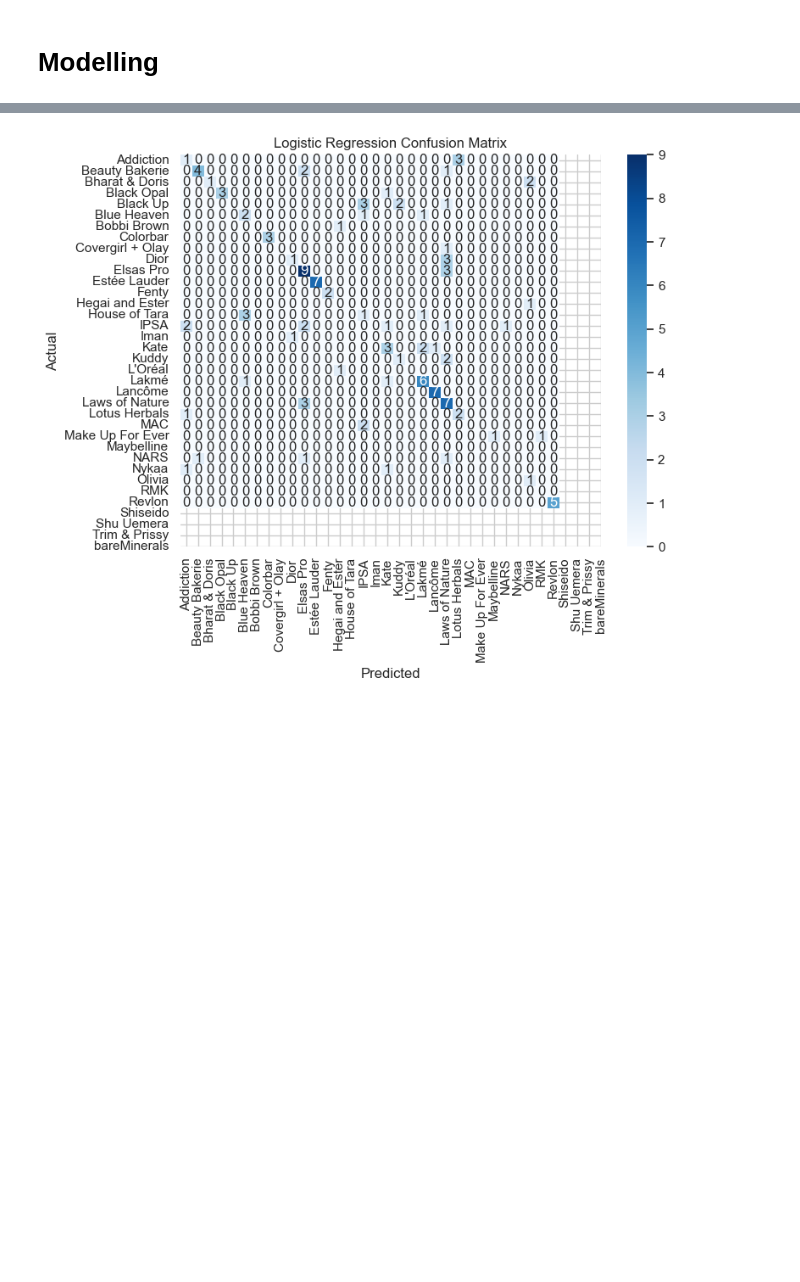
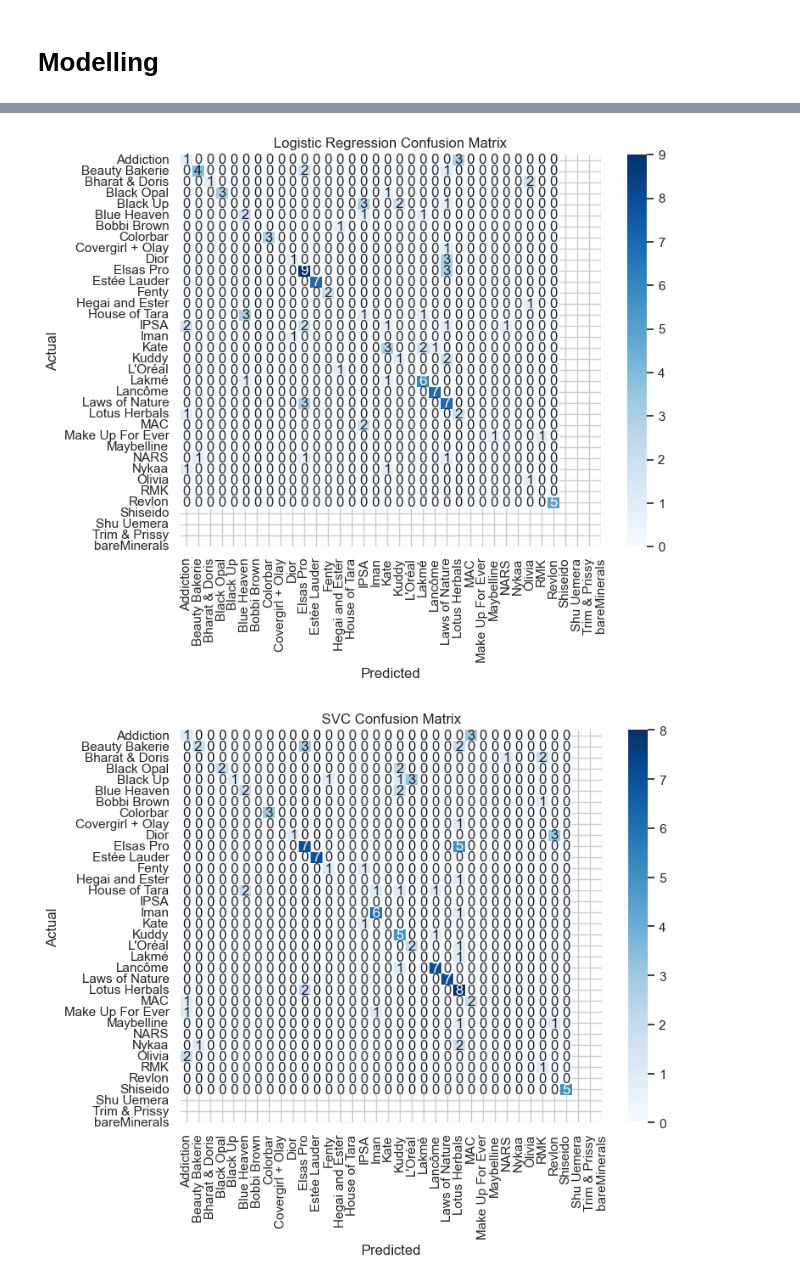
Before and after one commit to SleeNdlela/Makeup-Shades-Analysis, a Jupyter notebook: Make Up Analysis Notebook.ipynb, the cells around one changed output, grey strips where cells are left out. Saved outputs shown, nothing was run; the diff lists cells and outputs as text; code cells hidden in the pictures; blank space fills up the shorter version.

```diff
--- a/Make Up Analysis Notebook.ipynb
+++ b/Make Up Analysis Notebook.ipynb
@@ -329,64 +393,71 @@ from sklearn.model_selection import train_test_split
 from sklearn.preprocessing import LabelEncoder, StandardScaler
 from sklearn.linear_model import LogisticRegression
 from sklearn.ensemble import RandomForestClassifier
+from sklearn.tree import DecisionTreeClassifier
+
 from sklearn.svm import SVC
 from sklearn.metrics import accuracy_score, classification_report, confusion_matrix
 import matplotlib.pyplot as plt
 import seaborn as sns
 
-# Handle missing values (if applicable)
+# Handling missing values
 makeup_data.fillna(makeup_data.select_dtypes(include=['number']).mean(), inplace=True)
 
-# Encode categorical variables
+# Encoding categorical variables
 categorical_columns = makeup_data.select_dtypes(include=['object']).columns
 
-# Handle missing values in categorical columns (if any)
+# Handling missing values in categorical columns
 for col in categorical_columns:
-    makeup_data[col] = makeup_data[col].fillna('Unknown')  # Filling missing values with 'Unknown'
+    makeup_data[col] = makeup_data[col].fillna('Unknown')
 
-# Initialize the label encoder for features (not target column 'brand')
+# Initialising the label encoder for features (not target column 'brand')
 label_encoders = {}
 for col in categorical_columns:
-    if col != 'brand':  # Ensure not to encode the target column 'brand'
+    if col != 'brand':
         le = LabelEncoder()
         makeup_data[col] = le.fit_transform(makeup_data[col])
-        label_encoders[col] = le  # Save encoder for inverse transformation if needed
+        label_encoders[col] = le
 
 # --------------------------
-# Encode the target variable 'brand' separately
-brand_encoder = LabelEncoder()  # Initialize label encoder for the 'brand' column
-y = brand_encoder.fit_transform(makeup_data['brand'])  # Encode the target 'brand'
+# Encoding the target variable 'brand' separately
+brand_encoder = LabelEncoder()
+y = brand_encoder.fit_transform(makeup_data['brand'])
 
 # --------------------------
 # Splitting data into features (X) and target (y)
 X = makeup_data.drop(columns=['brand'])  # Features (excluding 'brand')
 # y is already set as the encoded target (brand)
 
-# Standardize features
+# Standardising features
 scaler = StandardScaler()
 X_scaled = scaler.fit_transform(X)
 
-# Train-test split
+# Train-test splitting
 X_train, X_test, y_train, y_test = train_test_split(X_scaled, y, test_size=0.2, random_state=42)
 
 # --------------------------
 # Model Training
 # --------------------------
 
-# Initialize models
+# Initialising models
 log_reg = LogisticRegression(max_iter=1000)
 random_forest = RandomForestClassifier(n_estimators=100, random_state=42)
 svc = SVC(random_state=42)
+dt = DecisionTreeClassifier(random_state=42)
+from sklearn.tree import DecisionTreeClassifier
 
-# Train the models
+
+# Training the models
 log_reg.fit(X_train, y_train)
 random_forest.fit(X_train, y_train)
 svc.fit(X_train, y_train)
+dt.fit(X_train, y_train)
 
-# Make predictions
+# Making predictions
 log_reg_pred = log_reg.predict(X_test)
 random_forest_pred = random_forest.predict(X_test)
 svc_pred = svc.predict(X_test)
+y_pred_dt = dt.predict(X_test)
 
 # --------------------------
 # Model Evaluation
@@ -396,6 +467,7 @@ svc_pred = svc.predict(X_test)
 print(f"Logistic Regression Accuracy: {accuracy_score(y_test, log_reg_pred)}")
 print(f"Random Forest Accuracy: {accuracy_score(y_test, random_forest_pred)}")
 print(f"SVC Accuracy: {accuracy_score(y_test, svc_pred)}")
+print(f"Decision Tree Classification Accuracy: {accuracy_score(y_test, y_pred_dt):.2f}")
 
 # Classification Reports
 print("\nLogistic Regression Classification Report:")
@@ -407,7 +479,11 @@ print(classification_report(y_test, random_forest_pred))
 print("\nSVC Classification Report:")
 print(classification_report(y_test, svc_pred))
 
-# Confusion Matrix (for Logistic Regression as an example)
+print("\nDecision Tree Classification Report:")
+print(classification_report(y_test, y_pred_dt))
+
+
+# Confusion Matrix for Logistic Regression
 plt.figure(figsize=(8, 6))
 sns.heatmap(confusion_matrix(y_test, log_reg_pred), annot=True, fmt="d", cmap="Blues",
             xticklabels=brand_encoder.classes_, yticklabels=brand_encoder.classes_)
@@ -416,7 +492,32 @@ plt.xlabel('Predicted')
 plt.ylabel('Actual')
 plt.show()
 
-# Repeat confusion matrix for Random Forest and SVC if needed
+# Confusion Matrix for SVC
+plt.figure(figsize=(8, 6))
+sns.heatmap(confusion_matrix(y_test, svc_pred), annot=True, fmt="d", cmap="Blues",
+            xticklabels=brand_encoder.classes_, yticklabels=brand_encoder.classes_)
+plt.title('SVC Confusion Matrix')
+plt.xlabel('Predicted')
+plt.ylabel('Actual')
+plt.show()
+
+# Confusion Matrix for Decision Tree
+plt.figure(figsize=(8, 6))
+sns.heatmap(confusion_matrix(y_test, y_pred_dt), annot=True, fmt="d", cmap="Blues",
+            xticklabels=brand_encoder.classes_, yticklabels=brand_encoder.classes_)
+plt.title('Decision Tree Confusion Matrix')
+plt.xlabel('Predicted')
+plt.ylabel('Actual')
+plt.show()
+
+# Confusion Matrix for Random Forest
+plt.figure(figsize=(8, 6))
+sns.heatmap(confusion_matrix(y_test, random_forest_pred), annot=True, fmt="d", cmap="Blues",
+            xticklabels=brand_encoder.classes_, yticklabels=brand_encoder.classes_)
+plt.title('Random Forest Confusion Matrix')
+plt.xlabel('Predicted')
+plt.ylabel('Actual')
+plt.show()
 # %% [output]
 Logistic Regression Accuracy: 0.52
 Random Forest Accuracy: 0.896
@@ -438 +539,2 @@ weighted avg       0.57      0.56      0.52       125
 [figure]
+[figure, added]
```
Also changed, not shown: parts of 16 cells of this notebook.
